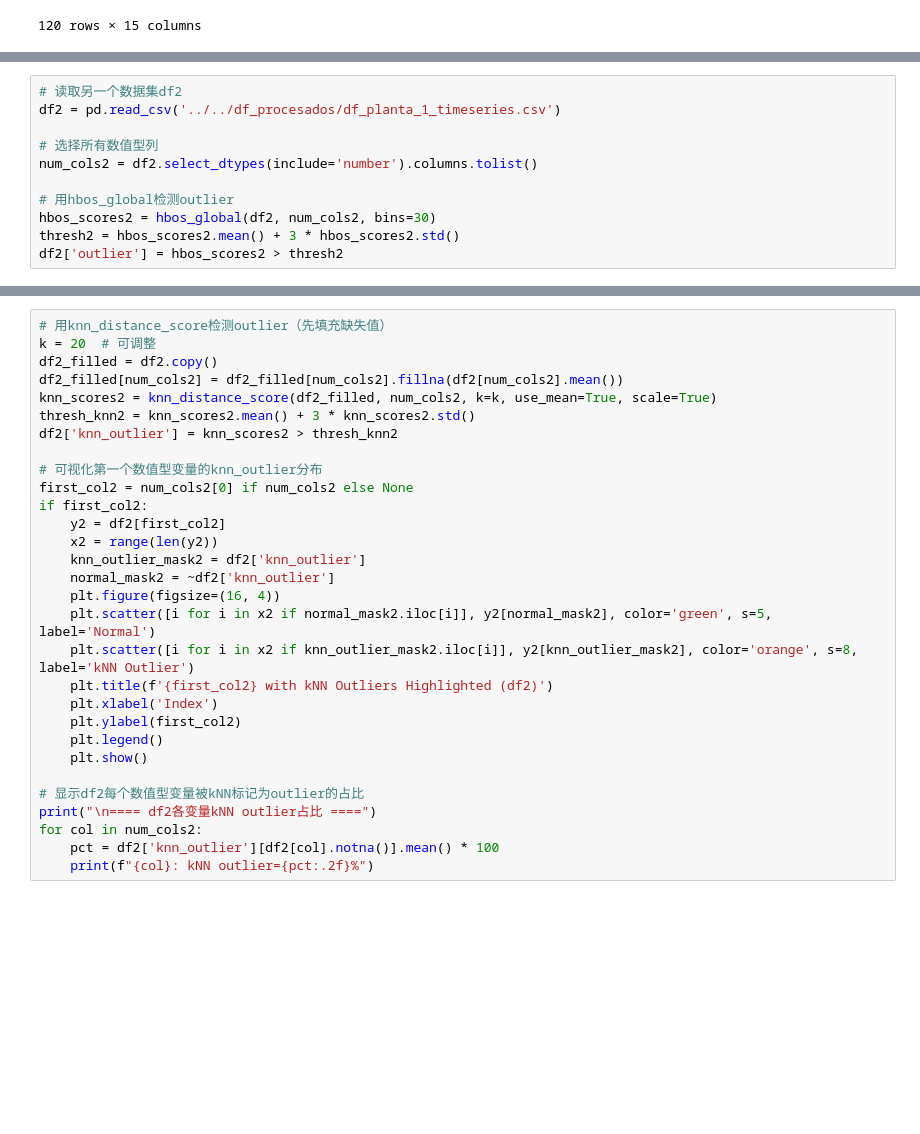
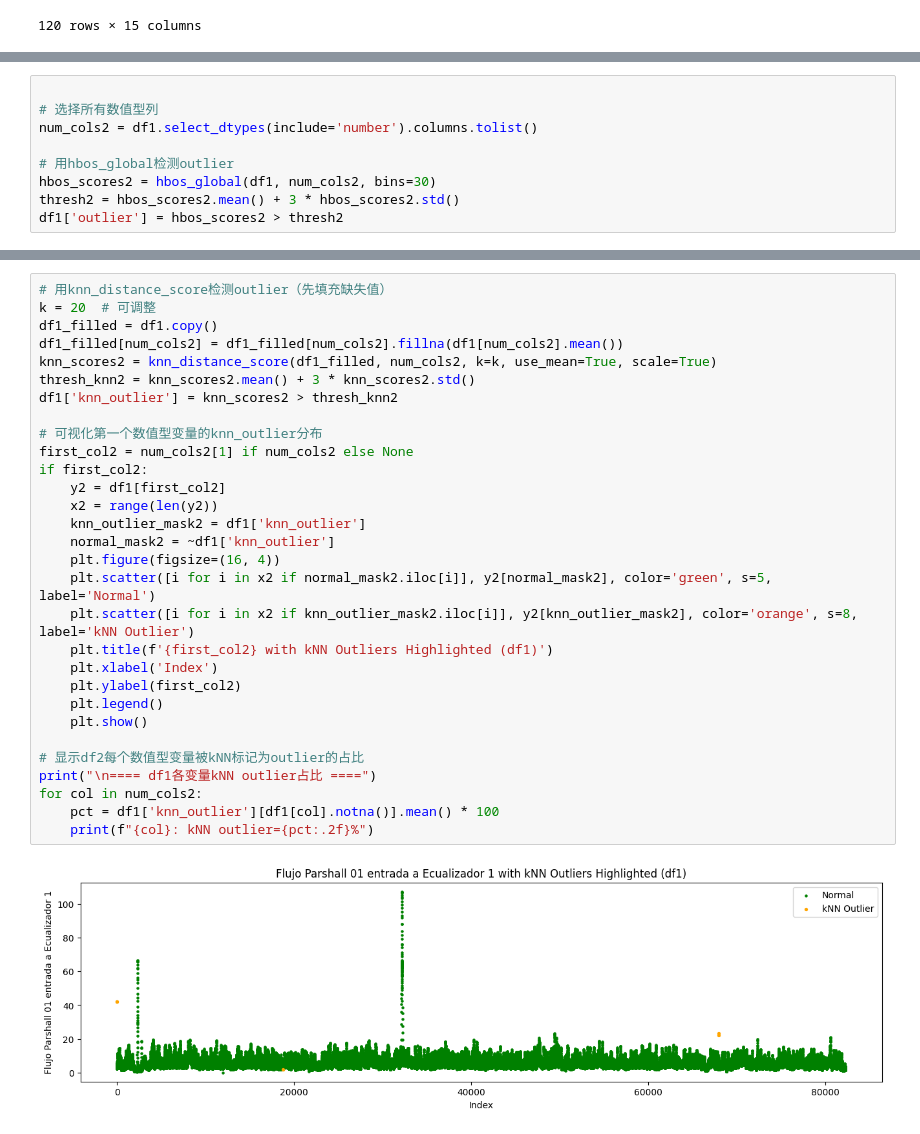
Before and after one commit to fchiapped/Proyecto-Grado, a Jupyter notebook: timeseries-labeler-main/timeseries-labeler-main/时间轴预先处理.ipynb, the cells around one changed output, grey strips where cells are left out. Cells and saved outputs as stored; diff of their text form; blank space fills up the shorter version.

```diff
--- a/timeseries-labeler-main/timeseries-labeler-main/时间轴预先处理.ipynb
+++ b/timeseries-labeler-main/timeseries-labeler-main/时间轴预先处理.ipynb
@@ -221,16 +220,14 @@ pH entrada a Ecualizador 1: outlier=100.00%, anomalo=0.03%, contextual_outlier=0
 Turbidez salida DAF: outlier=100.00%, anomalo=0.01%, contextual_outlier=3.31%
 pH salida y control Ecualizador 1: outlier=100.00%, anomalo=0.03%, contextual_outlier=1.55%
 # %%
-# 读取另一个数据集df2
-df2 = pd.read_csv('../../df_procesados/df_planta_1_timeseries.csv')
 
 # 选择所有数值型列
-num_cols2 = df2.select_dtypes(include='number').columns.tolist()
+num_cols2 = df1.select_dtypes(include='number').columns.tolist()
 
 # 用hbos_global检测outlier
-hbos_scores2 = hbos_global(df2, num_cols2, bins=30)
+hbos_scores2 = hbos_global(df1, num_cols2, bins=30)
 thresh2 = hbos_scores2.mean() + 3 * hbos_scores2.std()
-df2['outlier'] = hbos_scores2 > thresh2
+df1['outlier'] = hbos_scores2 > thresh2
 # %%
 # 可视化第一个数值型变量的outlier分布
 import matplotlib.pyplot as plt
@@ -275,31 +272,32 @@ pH salida y control Ecualizador 1: outlier=0.15%
 # %%
 # 用knn_distance_score检测outlier（先填充缺失值）
 k = 20  # 可调整
-df2_filled = df2.copy()
-df2_filled[num_cols2] = df2_filled[num_cols2].fillna(df2[num_cols2].mean())
-knn_scores2 = knn_distance_score(df2_filled, num_cols2, k=k, use_mean=True, scale=True)
+df1_filled = df1.copy()
+df1_filled[num_cols2] = df1_filled[num_cols2].fillna(df1[num_cols2].mean())
+knn_scores2 = knn_distance_score(df1_filled, num_cols2, k=k, use_mean=True, scale=True)
 thresh_knn2 = knn_scores2.mean() + 3 * knn_scores2.std()
-df2['knn_outlier'] = knn_scores2 > thresh_knn2
+df1['knn_outlier'] = knn_scores2 > thresh_knn2
 
 # 可视化第一个数值型变量的knn_outlier分布
-first_col2 = num_cols2[0] if num_cols2 else None
+first_col2 = num_cols2[1] if num_cols2 else None
 if first_col2:
-    y2 = df2[first_col2]
+    y2 = df1[first_col2]
     x2 = range(len(y2))
-    knn_outlier_mask2 = df2['knn_outlier']
-    normal_mask2 = ~df2['knn_outlier']
+    knn_outlier_mask2 = df1['knn_outlier']
+    normal_mask2 = ~df1['knn_outlier']
     plt.figure(figsize=(16, 4))
     plt.scatter([i for i in x2 if normal_mask2.iloc[i]], y2[normal_mask2], color='green', s=5, label='Normal')
     plt.scatter([i for i in x2 if knn_outlier_mask2.iloc[i]], y2[knn_outlier_mask2], color='orange', s=8, label='kNN Outlier')
-    plt.title(f'{first_col2} with kNN Outliers Highlighted (df2)')
+    plt.title(f'{first_col2} with kNN Outliers Highlighted (df1)')
     plt.xlabel('Index')
     plt.ylabel(first_col2)
     plt.legend()
     plt.show()
 
 # 显示df2每个数值型变量被kNN标记为outlier的占比
-print("\n==== df2各变量kNN outlier占比 ====")
+print("\n==== df1各变量kNN outlier占比 ====")
 for col in num_cols2:
-    pct = df2['knn_outlier'][df2[col].notna()].mean() * 100
+    pct = df1['knn_outlier'][df1[col].notna()].mean() * 100
     print(f"{col}: kNN outlier={pct:.2f}%")
 # %% [output]
+[figure, added]
```
Also changed, not shown: parts of 18 cells of this notebook, 2 other files.
